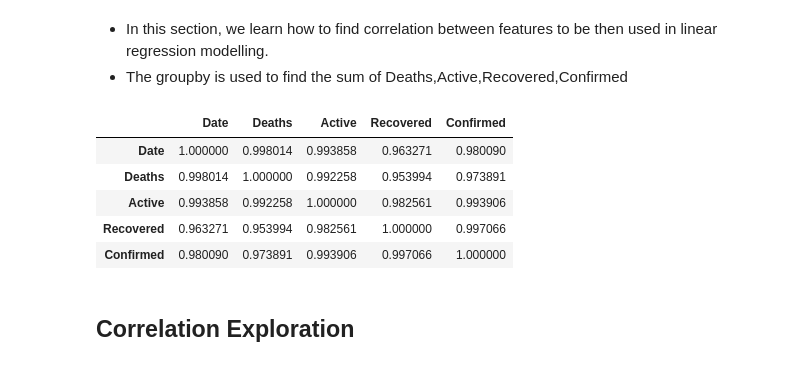
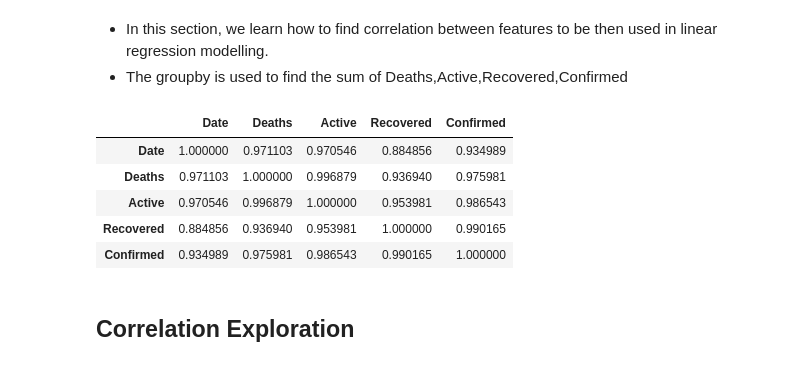
Before and after one commit to AIBabyTeaching/ML-Material, a Jupyter notebook: ALL_WEEKS.ipynb, the cells around one changed output. Drawn from its saved outputs; the diff is of its cells as text; code cells hidden in the pictures.

```diff
--- a/ALL_WEEKS.ipynb
+++ b/ALL_WEEKS.ipynb
@@ -341,14 +345,14 @@ model.coef_,model.intercept_
 # %%
 AGG = df.groupby('Date',as_index=False)[['Deaths','Active','Recovered','Confirmed']].sum()
 # %%
-AGG[AGG.Date>'2020-04'].corr()
+AGG.corr()
 # %% [output]
 |  | Date | Deaths | Active | Recovered | Confirmed |
-| Date | 1.000000 | 0.998014 | 0.993858 | 0.963271 | 0.980090 |
-| Deaths | 0.998014 | 1.000000 | 0.992258 | 0.953994 | 0.973891 |
-| Active | 0.993858 | 0.992258 | 1.000000 | 0.982561 | 0.993906 |
-| Recovered | 0.963271 | 0.953994 | 0.982561 | 1.000000 | 0.997066 |
-| Confirmed | 0.980090 | 0.973891 | 0.993906 | 0.997066 | 1.000000 |
+| Date | 1.000000 | 0.971103 | 0.970546 | 0.884856 | 0.934989 |
+| Deaths | 0.971103 | 1.000000 | 0.996879 | 0.936940 | 0.975981 |
+| Active | 0.970546 | 0.996879 | 1.000000 | 0.953981 | 0.986543 |
+| Recovered | 0.884856 | 0.936940 | 0.953981 | 1.000000 | 0.990165 |
+| Confirmed | 0.934989 | 0.975981 | 0.986543 | 0.990165 | 1.000000 |
 # %% [markdown]
 ## Correlation Exploration
 # %% [markdown]
```
Also changed, not shown: parts of 23 cells of this notebook.
